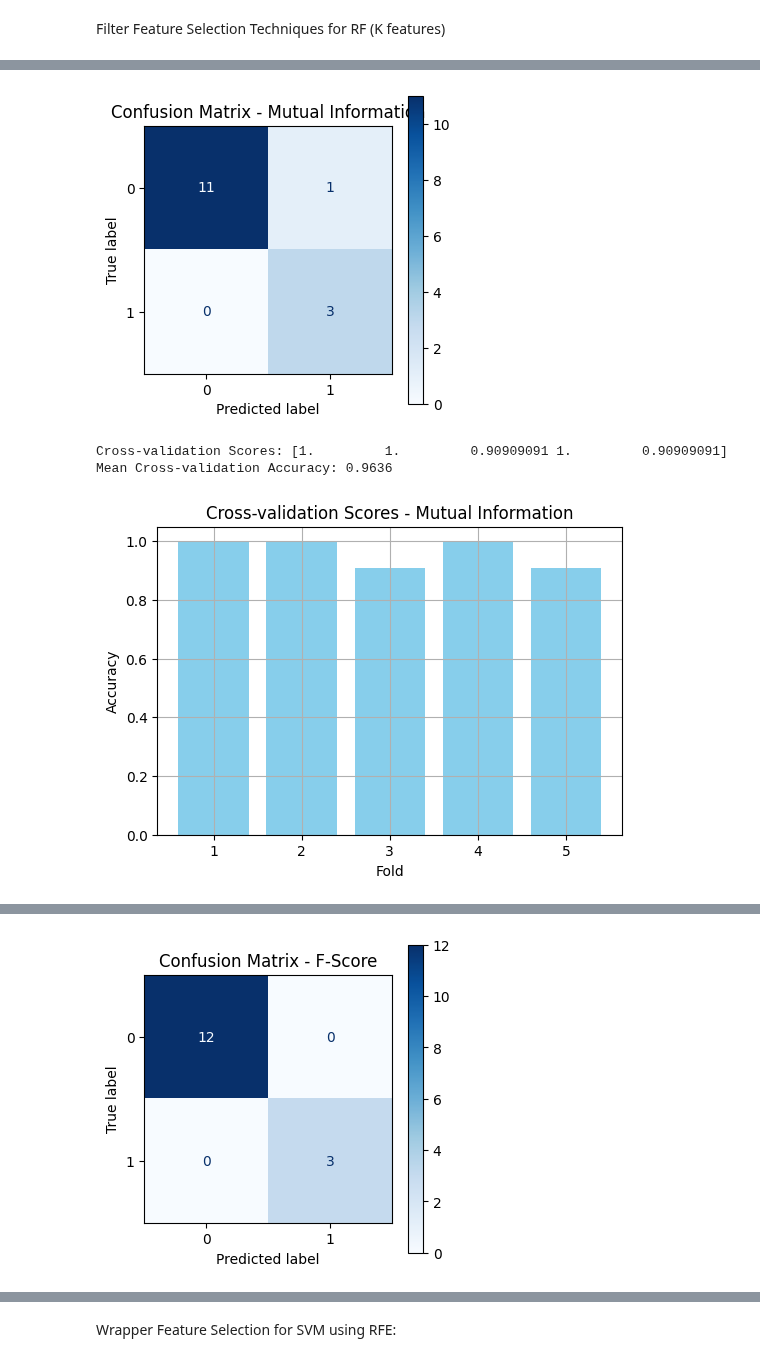
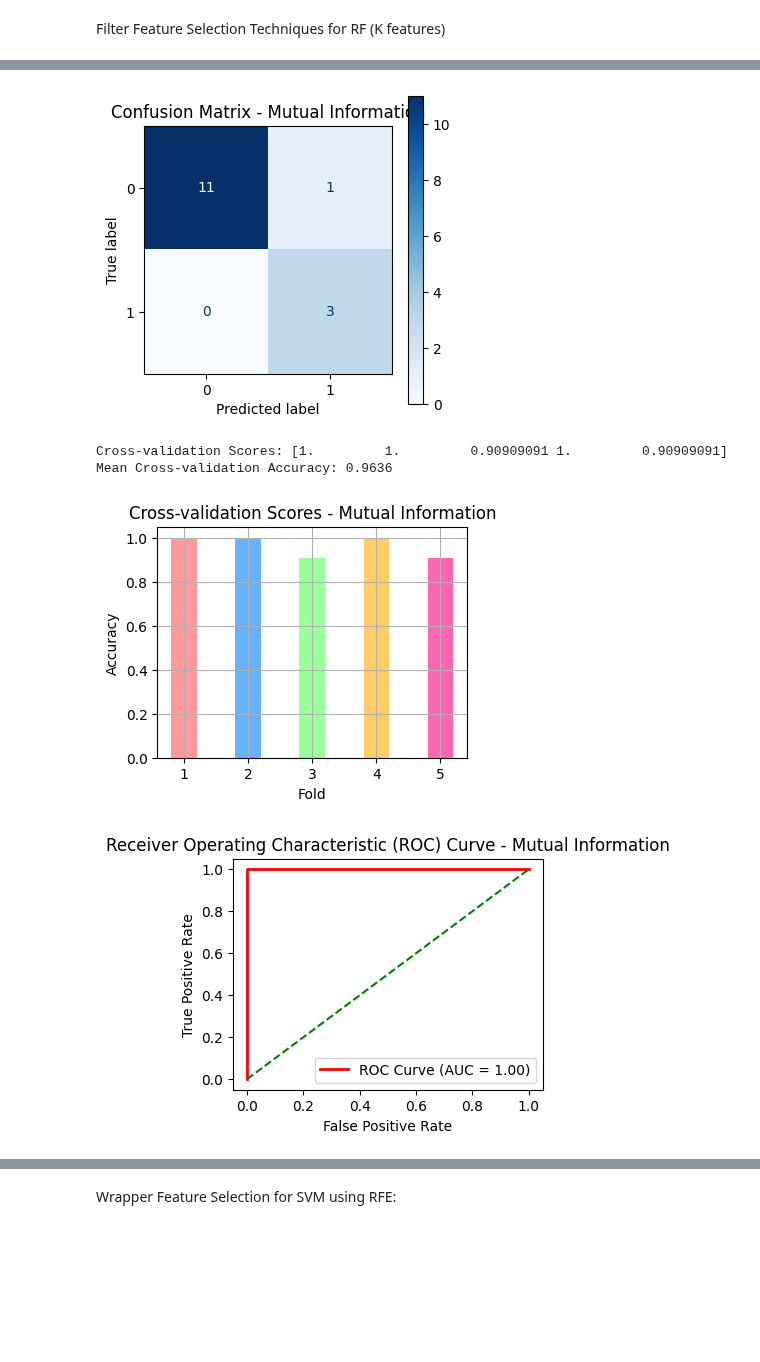
Before and after one commit to nafzo152/psm2-research-codes, a Jupyter notebook: FInal.ipynb, the cells around one changed output, grey strips where cells are left out. Cells and saved outputs as stored; diff of their text form; code cells hidden in the pictures; blank space fills up the shorter version.

Commit message:
added roc auc plot

```diff
--- a/FInal.ipynb
+++ b/FInal.ipynb
@@ -306,7 +306,7 @@ chi2_selector = SelectKBest(score_func=chi2, k=k)
 X_train_chi2 = chi2_selector.fit_transform(X_train, Y_train)
 X_test_chi2 = chi2_selector.transform(X_test)
 
-# Function to train, evaluate the Random Forest model, plot confusion matrix, and cross-validation scores
+# Function to train, evaluate the Random Forest model, plot confusion matrix, cross-validation scores, and ROC-AUC curve
 def evaluate_rf(X_train, X_test, Y_train, Y_test, feature_name):
     rf = RandomForestClassifier(n_estimators=100, random_state=12)
     rf.fit(X_train, Y_train)
@@ -338,47 +338,61 @@ def evaluate_rf(X_train, X_test, Y_train, Y_test, feature_name):
     print(f"\nCross-validation Scores: {cv_scores}")
     print(f"Mean Cross-validation Accuracy: {cv_scores.mean():.4f}")
 
-    # Plot Cross-validation Scores as a bar plot
-    plt.figure(figsize=(6, 4))  # Adjusted to smaller size
-    plt.bar(range(1, n + 1), cv_scores, color='skyblue')
+    # Plot Cross-validation Scores as a smaller and more stylish bar plot
+    plt.figure(figsize=(4, 3))  # Smaller plot size
+    bar_width = 0.4  # Reduced bar width for a thinner appearance
+    colors = ['#FF9999', '#66B2FF', '#99FF99', '#FFCC66', '#FF66B2']  # Custom color palette
+    plt.bar(range(1, n + 1), cv_scores, color=colors[:n], width=bar_width)
     plt.xlabel('Fold')
     plt.ylabel('Accuracy')
     plt.title(f'Cross-validation Scores - {feature_name}')
     plt.ylim(0, 1.05)  # Limit y-axis to 0-1.05 for accuracy scores
     plt.grid(True)
+    plt.show()
+
+    # Plot ROC Curve with a smaller size
+    plt.figure(figsize=(4, 3))  # Adjusted to smaller size
+    fpr, tpr, thresholds = metrics.roc_curve(Y_test, rf.predict_proba(X_test)[:, 1])
+    plt.plot(fpr, tpr, color='red', lw=2, label=f'ROC Curve (AUC = {roc_auc:.2f})')
+    plt.plot([0, 1], [0, 1], color='green', linestyle='--')
+    plt.xlabel('False Positive Rate')
+    plt.ylabel('True Positive Rate')
+    plt.title(f'Receiver Operating Characteristic (ROC) Curve - {feature_name}')
+    plt.legend(loc="lower right")
     plt.show()
 
 # Evaluate the model using Mutual Information selected features
 evaluate_rf(X_train_mi, X_test_mi, Y_train, Y_test, 'Mutual Information')
 
 # Evaluate the model using F-Score selected features
 evaluate_rf(X_train_f, X_test_f, Y_train, Y_test, 'F-Score')
 
 # Evaluate the model using Chi-Square selected features
 evaluate_rf(X_train_chi2, X_test_chi2, Y_train, Y_test, 'Chi-Square')
 # %% [output]
 Evaluating with Mutual Information Selected Features:
 Accuracy: 0.9333
 
 Classification Report:
                precision    recall  f1-score   support
 
            0       1.00      0.92      0.96        12
            1       0.75      1.00      0.86         3
 
     accuracy                           0.93        15
    macro avg       0.88      0.96      0.91        15
 weighted avg       0.95      0.93      0.94        15
 
 Confusion Matrix:
 [[11  1]
  [ 0  3]]
 
 ROC-AUC Score: 1.0000
 [figure]
 Cross-validation Scores: [1.         1.         0.90909091 1.         0.90909091]
 Mean Cross-validation Accuracy: 0.9636
-[figure, old version]
+[figure, new version]
+[figure, new version]
 Evaluating with F-Score Selected Features:
 Accuracy: 1.0000
 
@@ -397,4 +411,3 @@ Confusion Matrix:
  [ 0  3]]
 
 ROC-AUC Score: 1.0000
-[figure, old version]
```
Also changed, not shown: parts of 1 cell of this notebook.
